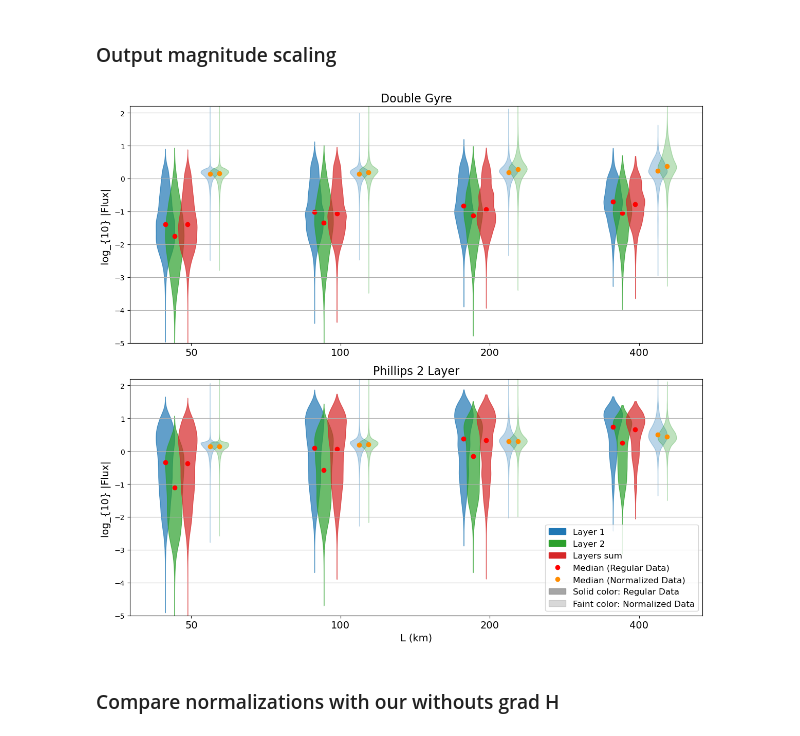
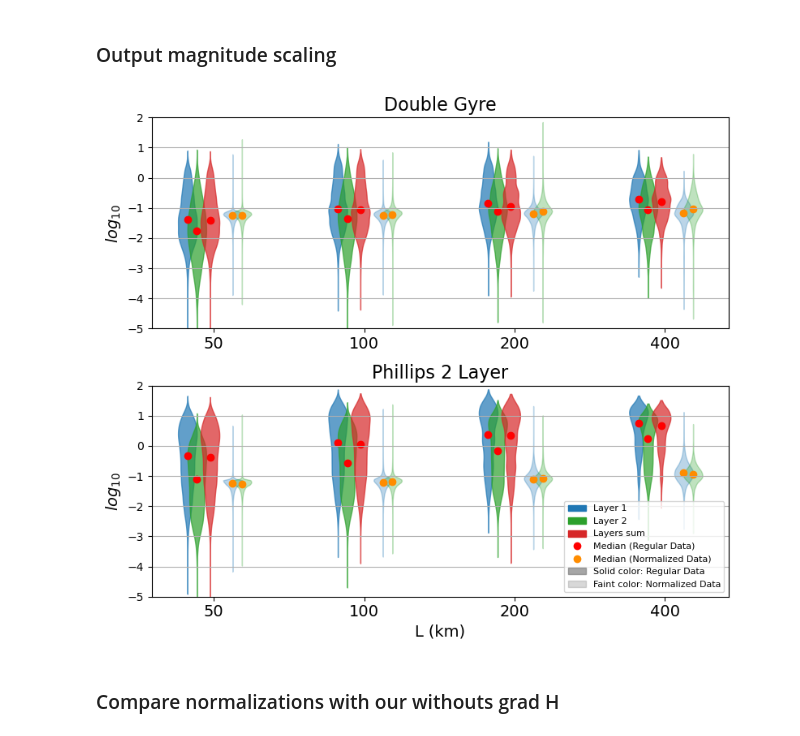
Before and after one commit to dhruvbalwada/mesoscale_buoyancy_param_ML, a Jupyter notebook: paper_figure_notebooks/Figure2-3_input_output_properties.ipynb, the cells around one changed output. Cells and saved outputs as stored; diff of their text form; code cells hidden in the pictures.

```diff
--- a/paper_figure_notebooks/Figure2-3_input_output_properties.ipynb
+++ b/paper_figure_notebooks/Figure2-3_input_output_properties.ipynb
@@ -37,7 +37,7 @@ dtree = datasets.calculate_magnitudes(dtree)
 import datasets
 dtree = datasets.SimulationData(simulation_names=exp_name,
                                 filter_scales = Lscales,
-                                window_size = 3,
+                                window_size = 1,
                                 time_sel = Tsel,
                                 single_layer_mask_flag=True)
 dtree = datasets.calculate_magnitudes(dtree.simulation_data)
@@ -135,7 +160,7 @@ def plot_box_whiskers(exp_name):
 # %%
 def plot_violin(exp_name, norm_choice='with_Hgrad'):
     for i, L in enumerate(L_values):
-        Lscale = float(L)
+        Lscale = float(L) * 1e3 # need this in [m]
         #C = 40000
         ds = dtree[exp_name][L]
         ds = ds.where(ds.hbar.isel(zl=1)>1.)
@@ -158,11 +183,12 @@ def plot_violin(exp_name, norm_choice='with_Hgrad'):
             magHFlux = magHFlux[~np.isinf(magHFlux)]
 
             data.append(np.log10(magHFlux))
+
             if norm_choice == 'with_Hgrad':
-                C = 4e4
+                C = 1. #4e4
                 data_norm.append(np.log10(magHFlux / magGradU / magGradH / Lscale**2 /C))
             elif norm_choice == 'without_Hgrad':
-                C = 20
+                C = 1. #20
                 data_norm.append(np.log10(magHFlux / magGradU / Lscale**2 /C))
 
         magHFluxSum = ds.magHFlux_sum.values.reshape(-1)
@@ -219,40 +245,40 @@ def plot_violin(exp_name, norm_choice='with_Hgrad'):
     # Adjust xticks for visual separation
     plt.xticks([i * 4 + 0.5 for i in range(len(L_values))], L_values, fontsize=14)
     #plt.xlabel('L scale (km)', fontsize=14)
-    plt.ylabel(r'log_{10} |Flux| ', fontsize=14)
+    plt.ylabel(r'$log_{10}$ ', fontsize=14)
     #plt.title('Violin Plots of magHFlux and Normalized magHFlux with Distinct Styles', fontsize=16)
     if exp_name == 'DG':
         plt.title(r'Double Gyre', fontsize=16)
     else:
-        plt.legend(handles=legend_patches, loc='best', fontsize=12)
+        plt.legend(handles=legend_patches, loc='lower right', fontsize=8)
         plt.title(r'Phillips 2 Layer', fontsize=16)
     plt.grid(axis='y')
 
-    plt.ylim(-5, 2.2)
+    plt.ylim(-5, 2)
 # %%
 import matplotlib.pyplot as plt
 import matplotlib.patches as mpatches
 import matplotlib.lines as mlines
 
 
 L_values = ['50', '100', '200', '400']
 z_levels = [0, 1]
 colors = ['tab:blue', 'tab:green', 'tab:red']  # Colors for different zl values
 
-plt.figure(figsize=(12, 11))
+plt.figure(figsize=(8, 7))
 plt.subplot(211)
 plot_violin(exp_name='DG')
 
 plt.subplot(212)
 plot_violin(exp_name='P2L')
 plt.xlabel('L (km)', fontsize=14)
 
 plt.tight_layout()
 #plt.show()
 
-#plt.savefig('Figures/Figure2.png')
+plt.savefig('Figures/Figure2.png')
 # %% [output]
-[figure, old version]
+[figure, new version]
 # %% [markdown]
 ### Compare normalizations with our withouts grad H
 # %%
```
Also changed, not shown: parts of 8 cells of this notebook, 23 other files.
